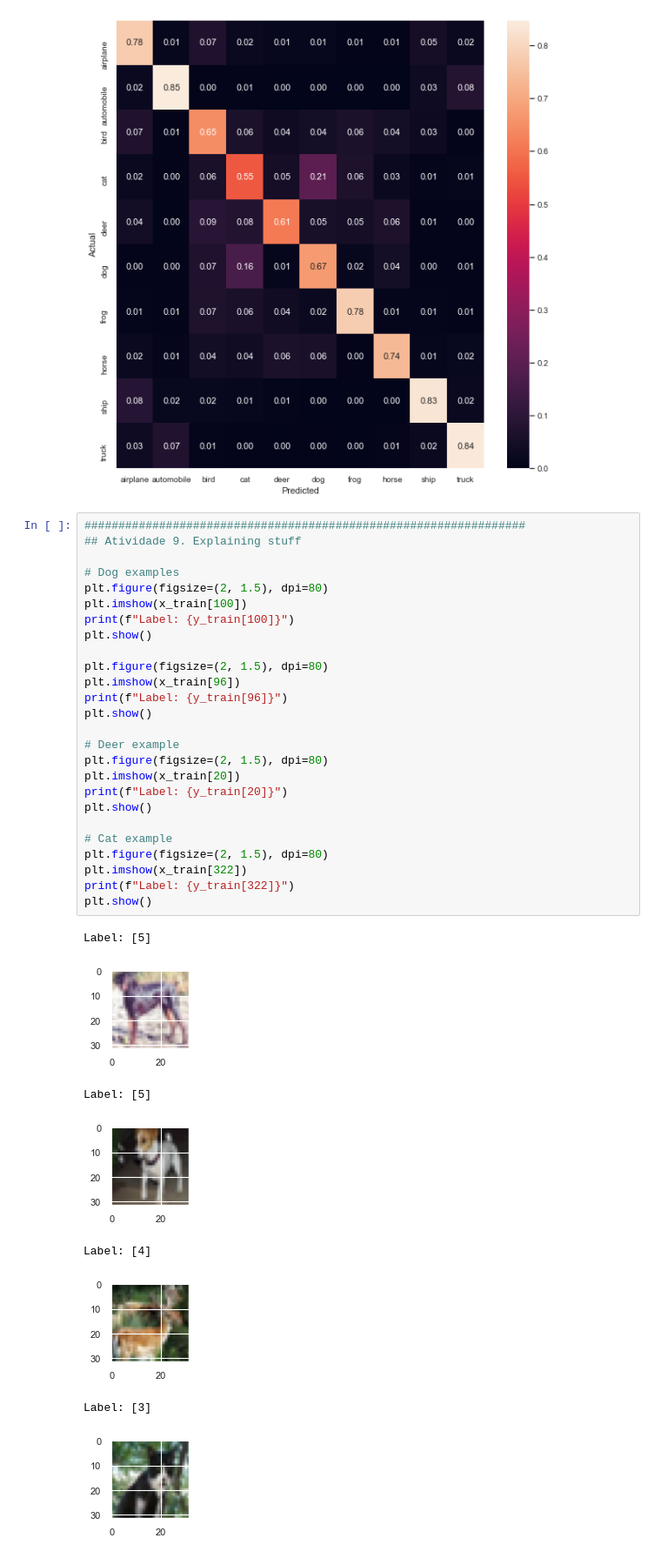
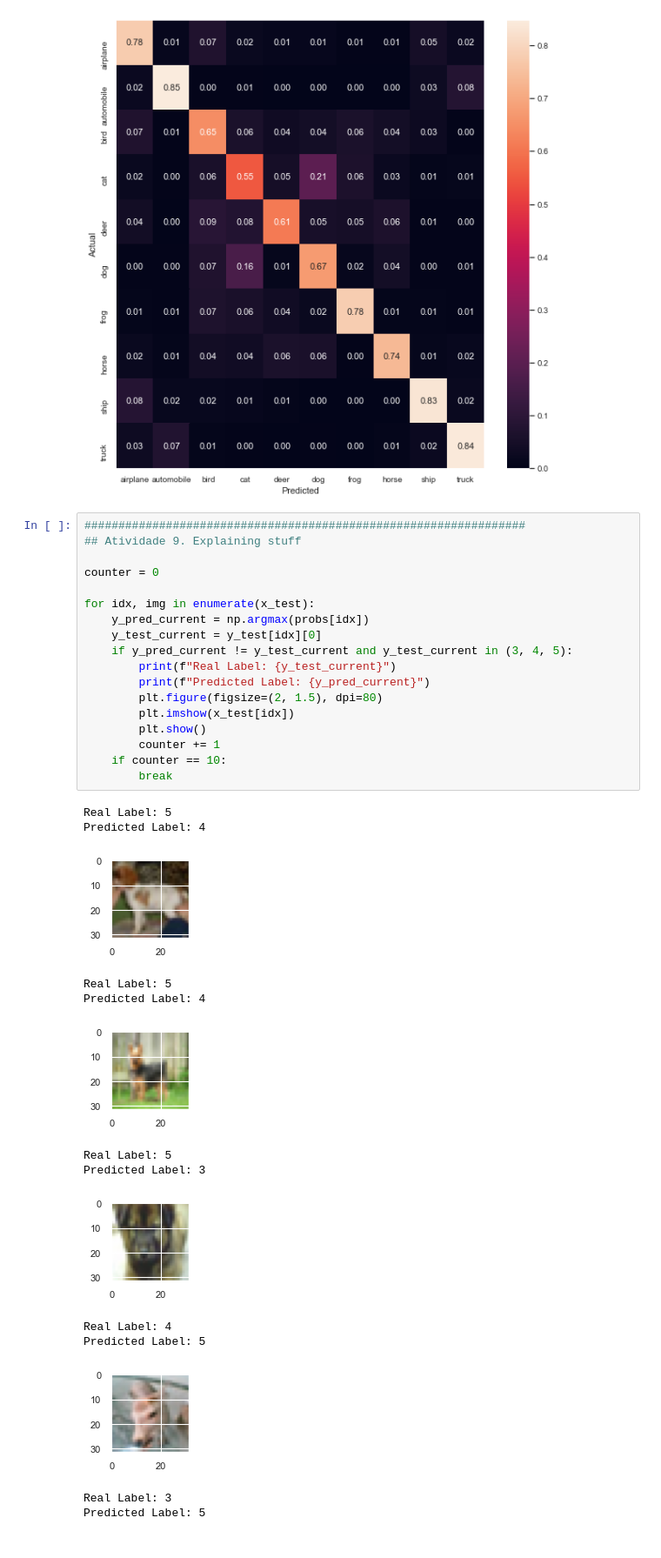
Before and after one commit to kroncatti/complex-data-mining, a Jupyter notebook: inf-0618-deep-learning/assign1_cnn.ipynb, the cells around one changed output. Shown at 87% size. Drawn from its saved outputs; the diff is of its cells as text.

Commit message:
creating proper code to plot mistaken cases

```diff
--- a/inf-0618-deep-learning/assign1_cnn.ipynb
+++ b/inf-0618-deep-learning/assign1_cnn.ipynb
@@ -993,38 +993,36 @@ plt.xlabel('Predicted')
 plt.show(block=False)
 # %% [output]
 [figure]
-# %%
-#################################################################
-## Atividade 9. Explaining stuff
-
-# Dog examples
-plt.figure(figsize=(2, 1.5), dpi=80)
-plt.imshow(x_train[100])
-print(f"Label: {y_train[100]}")
-plt.show()
-
-plt.figure(figsize=(2, 1.5), dpi=80)
-plt.imshow(x_train[96])
-print(f"Label: {y_train[96]}")
-plt.show()
-
-# Deer example
-plt.figure(figsize=(2, 1.5), dpi=80)
-plt.imshow(x_train[20])
-print(f"Label: {y_train[20]}")
-plt.show()
-
-# Cat example
-plt.figure(figsize=(2, 1.5), dpi=80)
-plt.imshow(x_train[322])
-print(f"Label: {y_train[322]}")
-plt.show()
-# %% [output]
-Label: [5]
-[figure, removed]
-Label: [5]
-[figure, removed]
-Label: [4]
-[figure, removed]
-Label: [3]
-[figure, removed]
+# %%
+#################################################################
+## Atividade 9. Explaining stuff
+
+counter = 0
+
+for idx, img in enumerate(x_test):
+    y_pred_current = np.argmax(probs[idx])
+    y_test_current = y_test[idx][0]
+    if y_pred_current != y_test_current and y_test_current in (3, 4, 5):
+        print(f"Real Label: {y_test_current}")
+        print(f"Predicted Label: {y_pred_current}")
+        plt.figure(figsize=(2, 1.5), dpi=80)
+        plt.imshow(x_test[idx])
+        plt.show()
+        counter += 1
+    if counter == 10:
+        break
+# %% [output]
+Real Label: 5
+Predicted Label: 4
+[figure, added]
+Real Label: 5
+Predicted Label: 4
+[figure, added]
+Real Label: 5
+Predicted Label: 3
+[figure, added]
+Real Label: 4
+Predicted Label: 5
+[figure, added]
+Real Label: 3
+Predicted Label: 5
```
Also changed, not shown: parts of 1 cell of this notebook.
